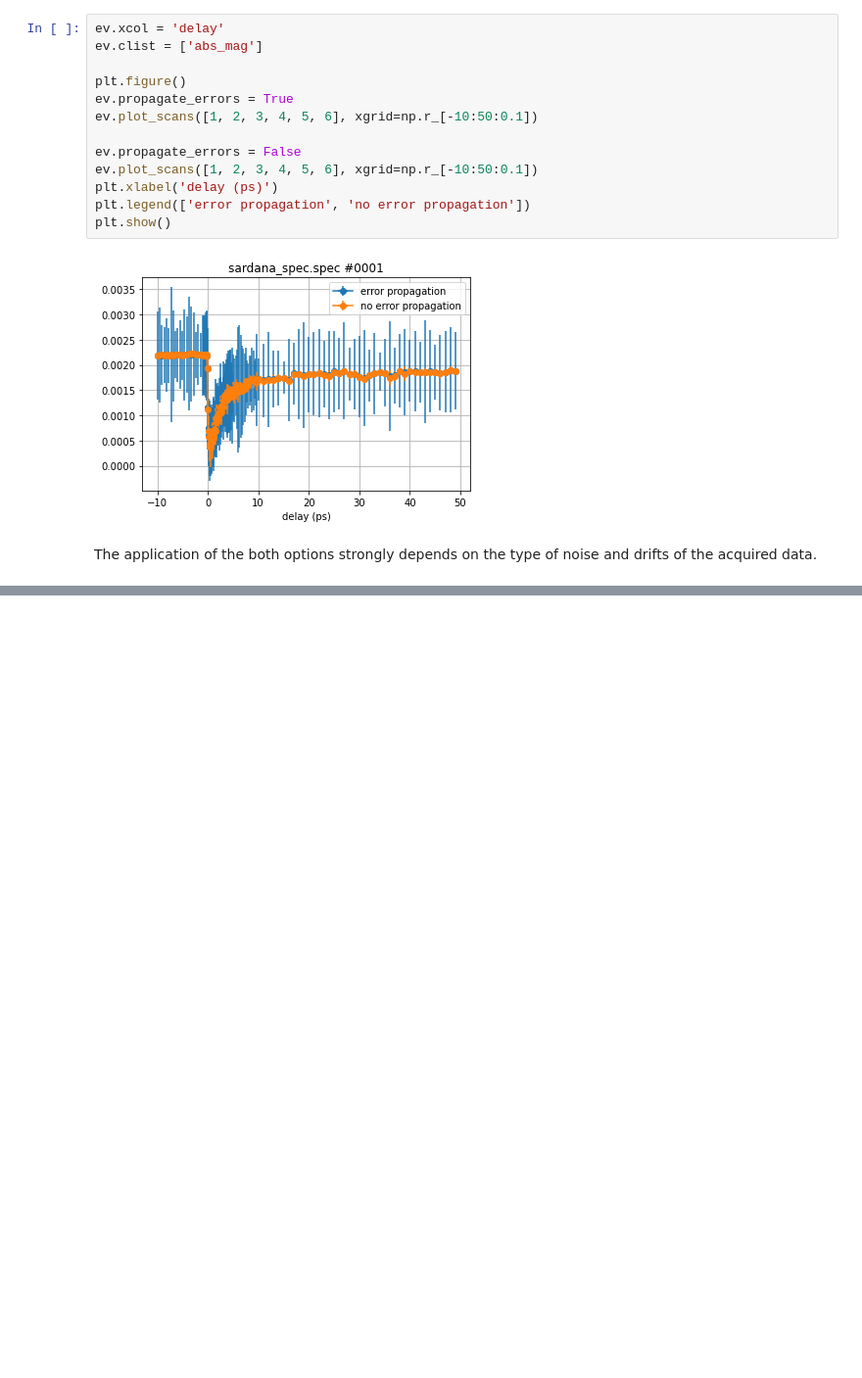
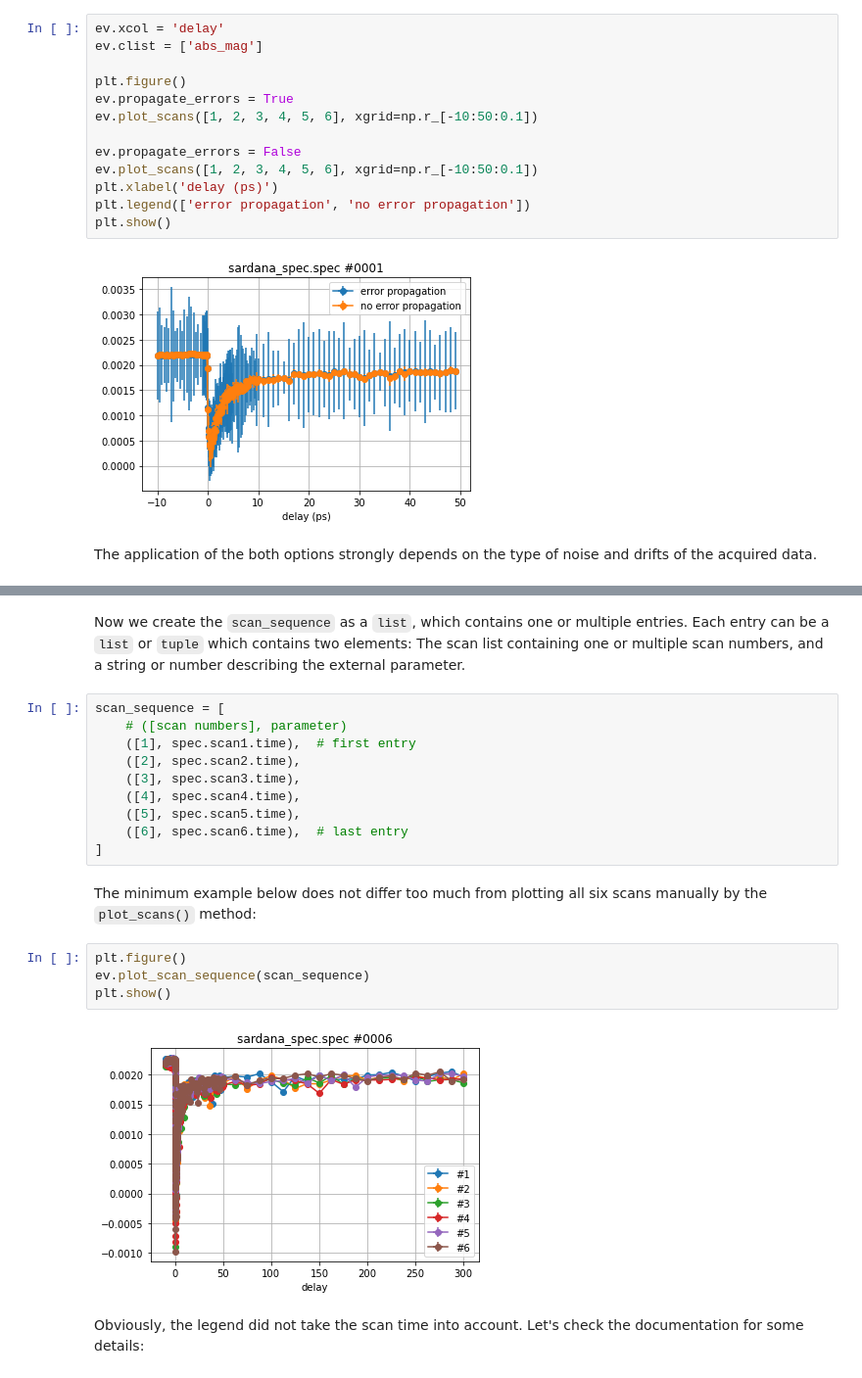
Before and after one commit to dschick/pyEvalData, a Jupyter notebook: docs/source/examples/evaluation.ipynb, the cells around one changed output, grey strips where cells are left out. Shown at 98% size. Cells and saved outputs as stored; diff of their text form; blank space fills up the shorter version.

Commit message:
update examples

```diff
--- a/docs/source/examples/evaluation.ipynb
+++ b/docs/source/examples/evaluation.ipynb
@@ -346,0 +422,27 @@ drifts of the acquired data.
+# %% [markdown]
+Now we create the `scan_sequence` as a `list`, which contains one or multiple
+entries. Each entry can be a `list` or `tuple` which contains two elements:
+The scan list containing one or multiple scan numbers, and a string or number
+describing the external parameter.
+# %%
+scan_sequence = [
+    # ([scan numbers], parameter)
+    ([1], spec.scan1.time),  # first entry
+    ([2], spec.scan2.time),
+    ([3], spec.scan3.time),
+    ([4], spec.scan4.time),
+    ([5], spec.scan5.time),
+    ([6], spec.scan6.time),  # last entry
+]
+# %% [markdown]
+The minimum example below does not differ too much from plotting all six scans
+manually by the `plot_scans()` method:
+# %%
+plt.figure()
+ev.plot_scan_sequence(scan_sequence)
+plt.show()
+# %% [output]
+[figure, added]
+# %% [markdown]
+Obviously, the legend did not take the scan time into account. Let's check the
+documentation for some details:
```
Also changed, not shown: parts of 37 cells of this notebook.
